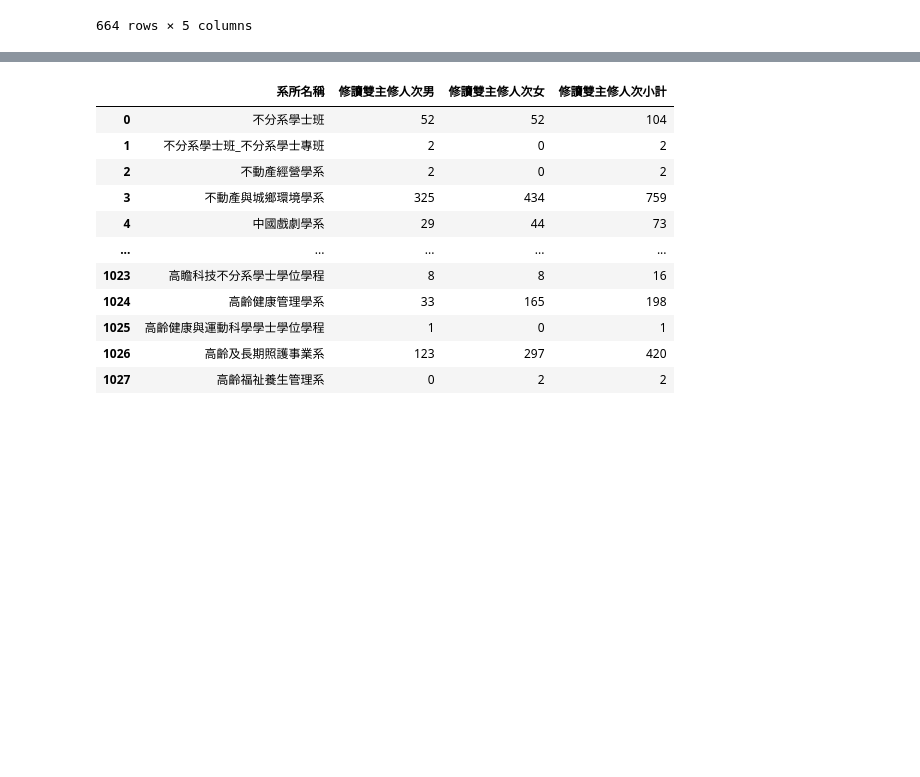
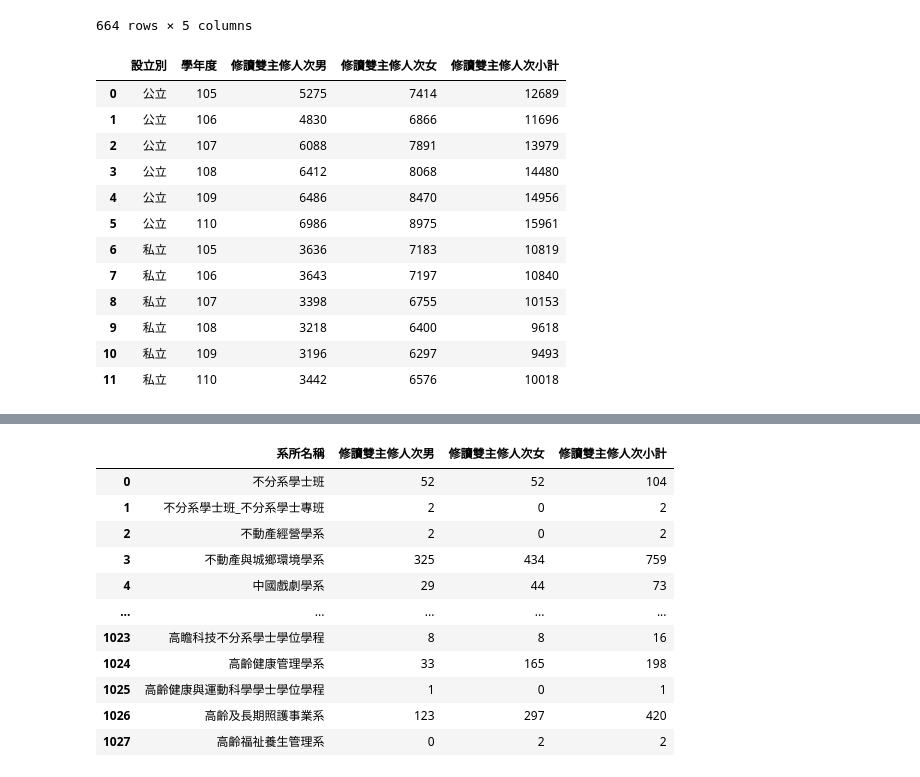
Before and after one commit to Memory-HuiYi/LAT, a Jupyter notebook: HW01/HW01.ipynb, the cells around one changed output, grey strips where cells are left out. Cells and saved outputs as stored; diff of their text form; code cells hidden in the pictures; blank space fills up the shorter version.

```diff
--- a/HW01/HW01.ipynb
+++ b/HW01/HW01.ipynb
@@ -93,3 +93,21 @@ collegeyearsex
 | 662 | 龍華科技大學 | 109 | 9 | 4 | 13 |
 | 663 | 龍華科技大學 | 110 | 10 | 4 | 14 |
 664 rows × 5 columns
+# %%
+#公私立雙主修
+establish = pd.read_csv(file)[['學年度', '設立別', '修讀雙主修人次男', '修讀雙主修人次女', '修讀雙主修人次小計']].groupby(['設立別', '學年度'])['設立別', '修讀雙主修人次男','修讀雙主修人次女', '修讀雙主修人次小計'].sum().reset_index()
+establish
+# %% [output]
+|  | 設立別 | 學年度 | 修讀雙主修人次男 | 修讀雙主修人次女 | 修讀雙主修人次小計 |
+| 0 | 公立 | 105 | 5275 | 7414 | 12689 |
+| 1 | 公立 | 106 | 4830 | 6866 | 11696 |
+| 2 | 公立 | 107 | 6088 | 7891 | 13979 |
+| 3 | 公立 | 108 | 6412 | 8068 | 14480 |
+| 4 | 公立 | 109 | 6486 | 8470 | 14956 |
+| 5 | 公立 | 110 | 6986 | 8975 | 15961 |
+| 6 | 私立 | 105 | 3636 | 7183 | 10819 |
+| 7 | 私立 | 106 | 3643 | 7197 | 10840 |
+| 8 | 私立 | 107 | 3398 | 6755 | 10153 |
+| 9 | 私立 | 108 | 3218 | 6400 | 9618 |
+| 10 | 私立 | 109 | 3196 | 6297 | 9493 |
+| 11 | 私立 | 110 | 3442 | 6576 | 10018 |
```
Also changed, not shown: parts of 4 cells of this notebook.
